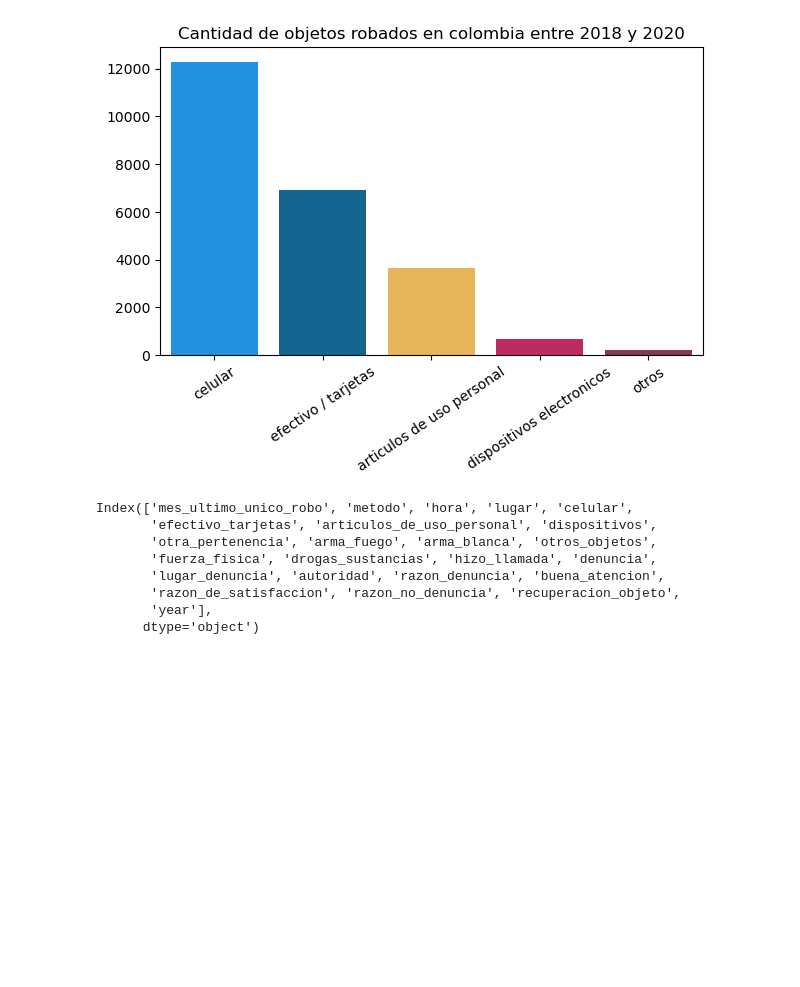
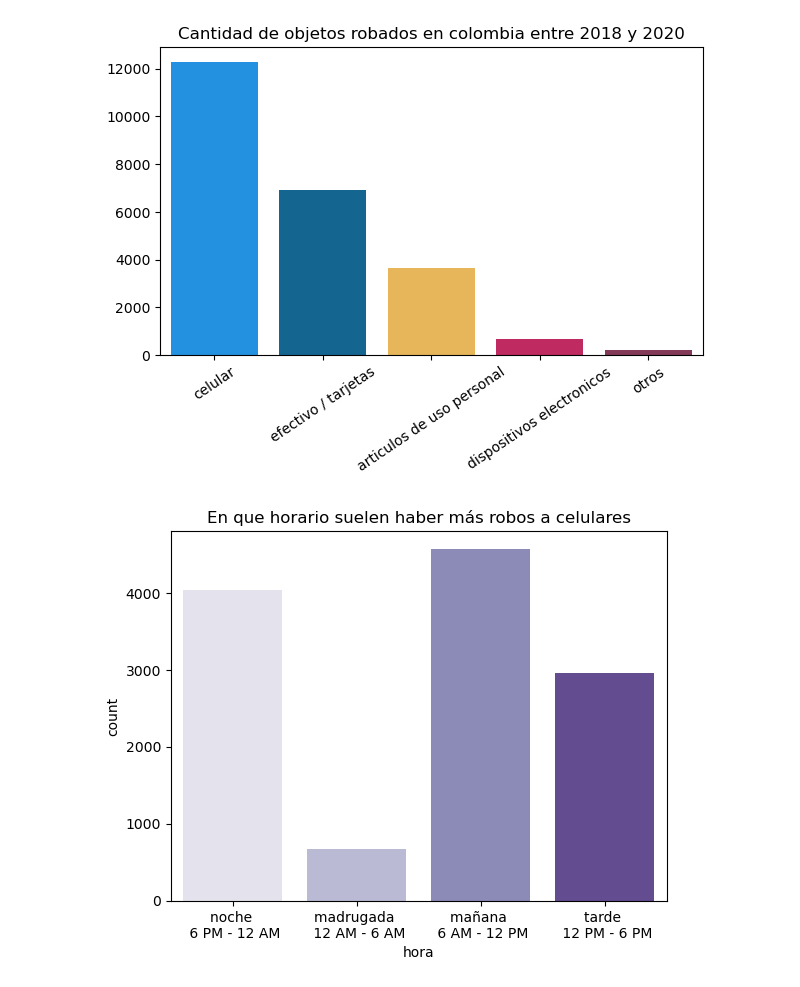
Before and after one commit to giraljv/hurtos_colombia, a Jupyter notebook: notebooks/0-2_exploration.ipynb, the cells around one changed output. Saved outputs shown, nothing was run; the diff lists cells and outputs as text; code cells hidden in the pictures; blank space fills up the shorter version.

```diff
--- a/notebooks/0-2_exploration.ipynb
+++ b/notebooks/0-2_exploration.ipynb
@@ -61,14 +93,13 @@ plt.title('Cantidad de objetos robados en colombia entre 2018 y 2020')
 plt.show()
 # %% [output]
 [figure]
-# %%
-df.columns
-# %% [output]
-Index(['mes_ultimo_unico_robo', 'metodo', 'hora', 'lugar', 'celular',
-       'efectivo_tarjetas', 'articulos_de_uso_personal', 'dispositivos',
-       'otra_pertenencia', 'arma_fuego', 'arma_blanca', 'otros_objetos',
-       'fuerza_fisica', 'drogas_sustancias', 'hizo_llamada', 'denuncia',
-       'lugar_denuncia', 'autoridad', 'razon_denuncia', 'buena_atencion',
-       'razon_de_satisfaccion', 'razon_no_denuncia', 'recuperacion_objeto',
-       'year'],
-      dtype='object')
+# %%
+df_celulares = df[df['celular'] == 'si']
+# %%
+ax = sns.countplot(df_celulares,x='hora',palette="Purples")
+ax.set_xticklabels(["noche \n 6 PM - 12 AM",'madrugada \n 12 AM - 6 AM',
+                    'mañana \n 6 AM - 12 PM','tarde \n 12 PM - 6 PM'])
+ax.set_title('En que horario suelen haber más robos a celulares')
+plt.show()
+# %% [output]
+[figure, added]
```
Also changed, not shown: parts of 9 cells of this notebook.
